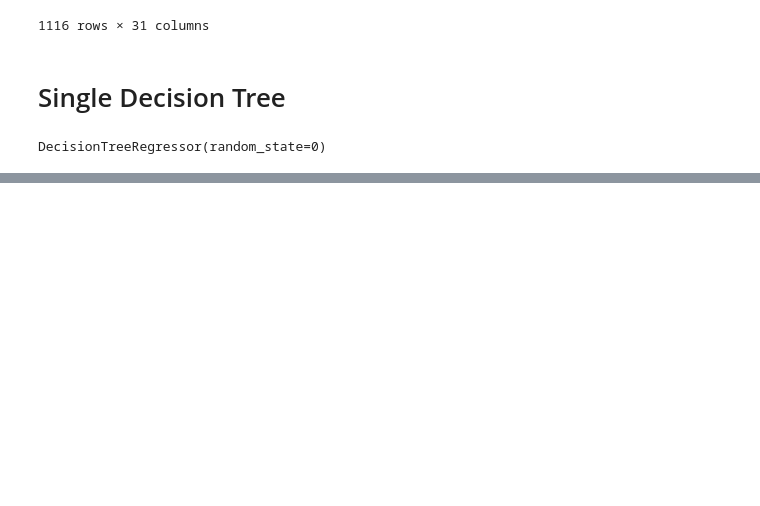
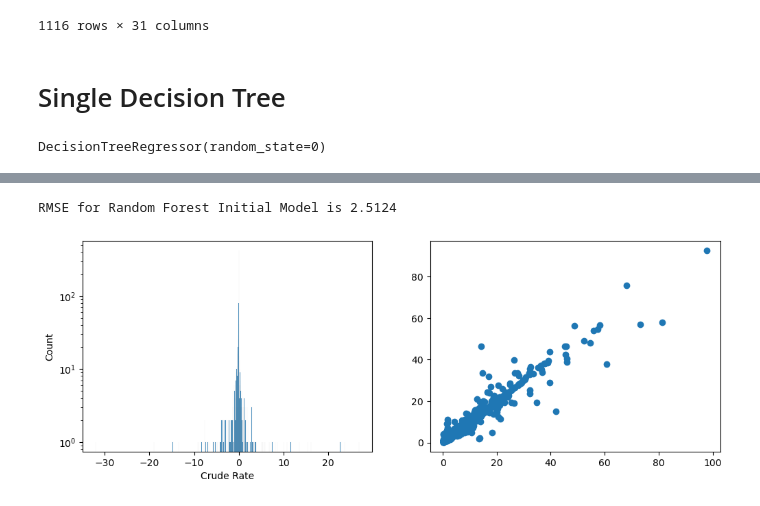
Before and after one commit to jmsarabia/fentanyl_eda, a Jupyter notebook: forest/tree_and_forest_regressions.ipynb, the cells around one changed output, grey strips where cells are left out. Saved outputs shown, nothing was run; the diff lists cells and outputs as text; code cells hidden in the pictures; blank space fills up the shorter version.

```diff
--- a/forest/tree_and_forest_regressions.ipynb
+++ b/forest/tree_and_forest_regressions.ipynb
@@ -254,0 +335,6 @@ export_graphviz(model, out_file ='tree_structure.dot',
+# %%
+y_pred = rf_base.predict(x_test)
+evaluate_model(y_pred, y_test['Crude Rate'], 'Random Forest Initial Model')
+# %% [output]
+RMSE for Random Forest Initial Model is 2.5124
+[figure, added]
```
Also changed, not shown: parts of 14 cells of this notebook, 2 other files.
